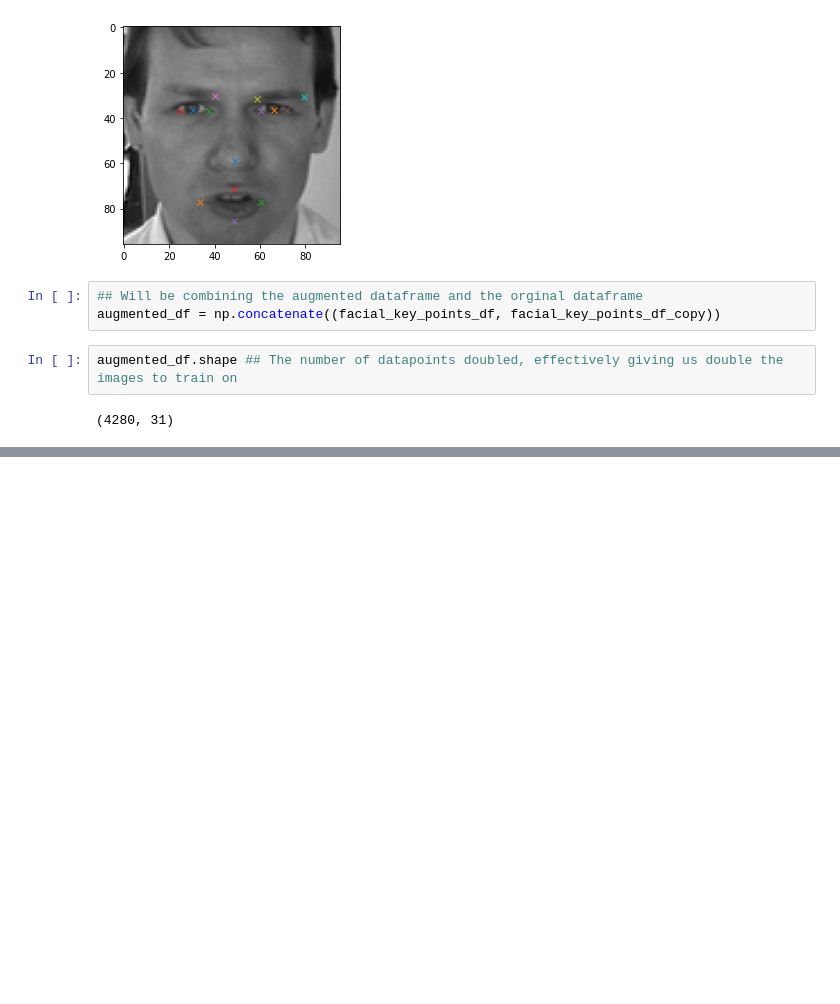
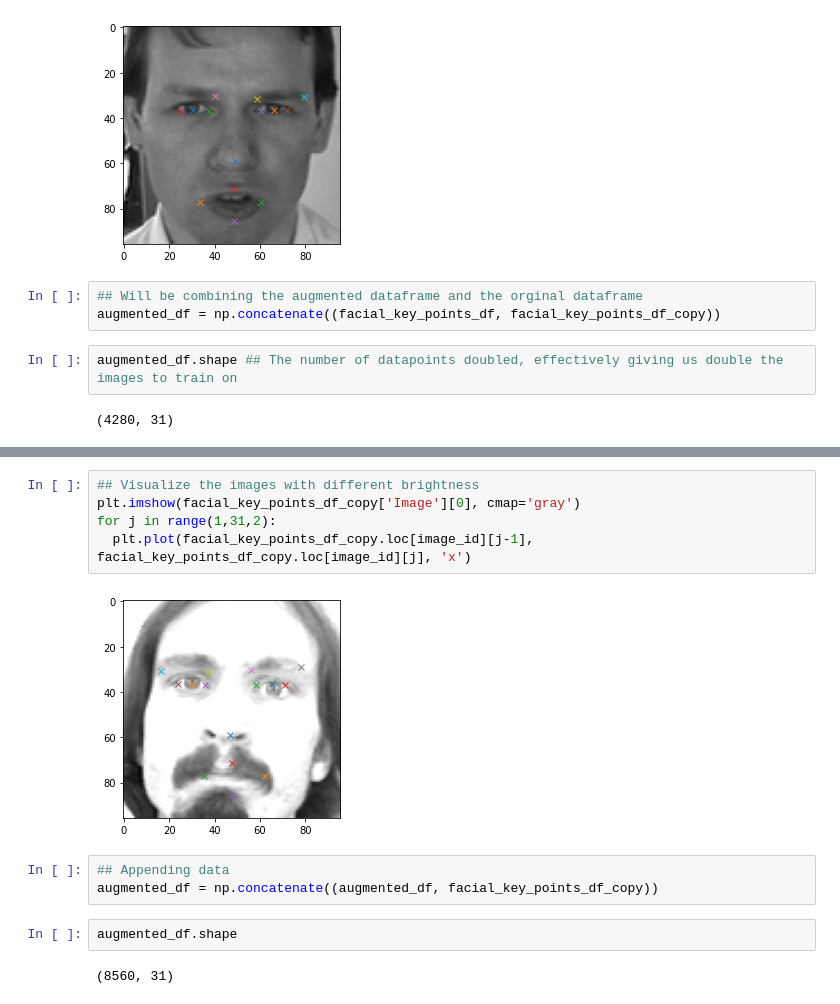
Before and after one commit to speri203/emotion_detection, a Jupyter notebook: Emotion_AI.ipynb, the cells around one changed output, grey strips where cells are left out. Cells and saved outputs as stored; diff of their text form; blank space fills up the shorter version.

```diff
--- a/Emotion_AI.ipynb
+++ b/Emotion_AI.ipynb
@@ -205,0 +244,14 @@ augmented_df.shape ## The number of datapoints doubled, effectively giving us do
+# %%
+## Visualize the images with different brightness
+plt.imshow(facial_key_points_df_copy['Image'][0], cmap='gray')
+for j in range(1,31,2):
+  plt.plot(facial_key_points_df_copy.loc[image_id][j-1], facial_key_points_df_copy.loc[image_id][j], 'x')
+# %% [output]
+[figure, added]
+# %%
+## Appending data
+augmented_df = np.concatenate((augmented_df, facial_key_points_df_copy))
+# %%
+augmented_df.shape
+# %% [output]
+(8560, 31)
```
Also changed, not shown: parts of 8 cells of this notebook.
